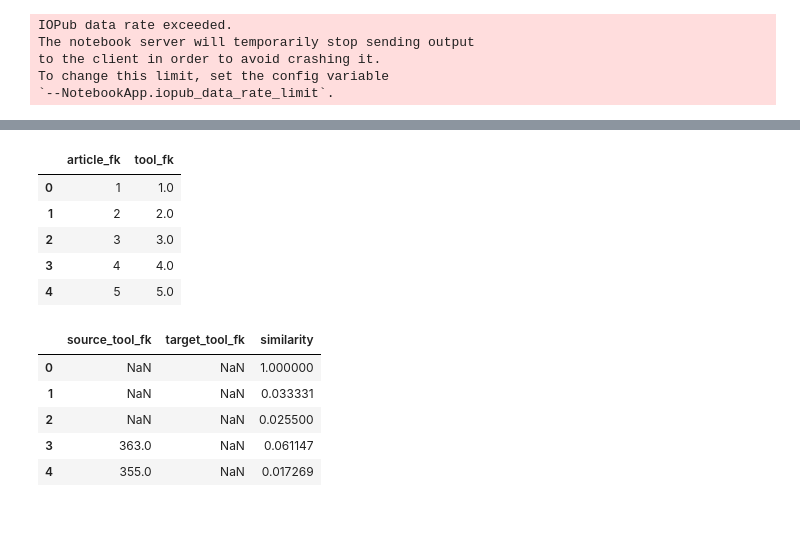
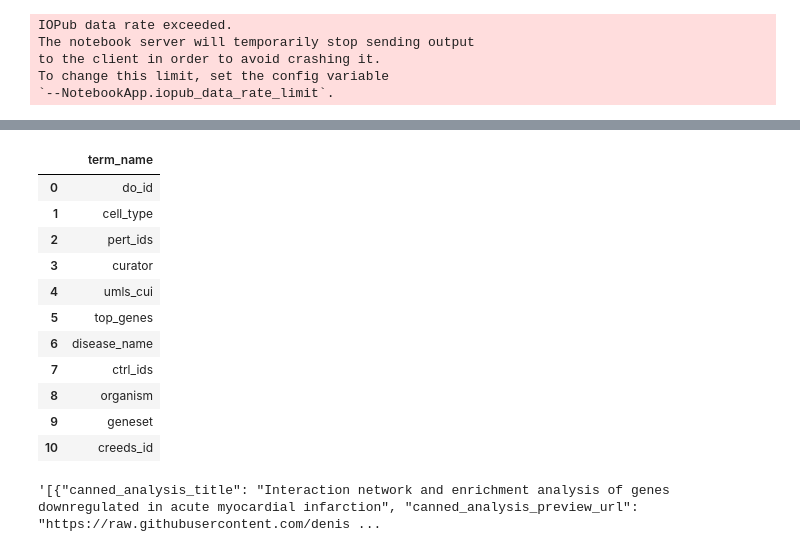
Before and after one commit to MaayanLab/datasets2tools, a Jupyter notebook: updater/pipeline/Development.ipynb, the cells around one changed output, grey strips where cells are left out. Saved outputs shown, nothing was run; the diff lists cells and outputs as text; code cells hidden in the pictures; blank space fills up the shorter version.

```diff
--- a/updater/pipeline/Development.ipynb
+++ b/updater/pipeline/Development.ipynb
@@ -170,19 +28,0 @@ session.commit()
-# %%
-article_to_tool_dataframe.head()
-# %% [output]
-|  | article_fk | tool_fk |
-| 0 | 1 | 1.0 |
-| 1 | 2 | 2.0 |
-| 2 | 3 | 3.0 |
-| 3 | 4 | 4.0 |
-| 4 | 5 | 5.0 |
-# %%
-similarity_dataframe = pd.melt(pd.read_table(similarityFile), id_vars='tool_name').rename(columns={'tool_name': 'source_tool_name', 'variable': 'target_tool_name'}).merge(object_ids['tool'], left_on='source_tool_name', right_on='tool_name', how='left').rename(columns={'tool_fk': 'source_tool_fk'}).merge(object_ids['tool'], left_on='target_tool_name', right_on='tool_name', how='left').rename(columns={'tool_fk': 'target_tool_fk'})[['source_tool_fk', 'target_tool_fk', 'value']].rename(columns={'value': 'similarity'})
-similarity_dataframe.head()
-# %% [output]
-|  | source_tool_fk | target_tool_fk | similarity |
-| 0 | NaN | NaN | 1.000000 |
-| 1 | NaN | NaN | 0.033331 |
-| 2 | NaN | NaN | 0.025500 |
-| 3 | 363.0 | NaN | 0.061147 |
-| 4 | 355.0 | NaN | 0.017269 |
@@ -190,0 +29,17 @@ similarity_dataframe.index.rename('tool_name', inplace=True)
+# %%
+keys=''
+# %%
+pd.Series(list(set([keys for metadata_dict in canned_analysis_dataframe['metadata'] for keys in metadata_dict.keys() for term_name in keys]))).rename('term_name').to_frame()
+# %% [output]
+|  | term_name |
+| 0 | do_id |
+| 1 | cell_type |
+| 2 | pert_ids |
+| 3 | curator |
+| 4 | umls_cui |
+| 5 | top_genes |
+| 6 | disease_name |
+| 7 | ctrl_ids |
+| 8 | organism |
+| 9 | geneset |
+| 10 | creeds_id |
@@ -190,0 +98,4 @@ similarity_dataframe.index.rename('tool_name', inplace=True)
+# %%
+results
+# %% [output]
+'[{"canned_analysis_title": "Interaction network and enrichment analysis of genes downregulated in acute myocardial infarction", "canned_analysis_preview_url": "https://raw.githubusercontent.com/denis ...
```
Also changed, not shown: parts of 19 cells of this notebook, 2 other files.
